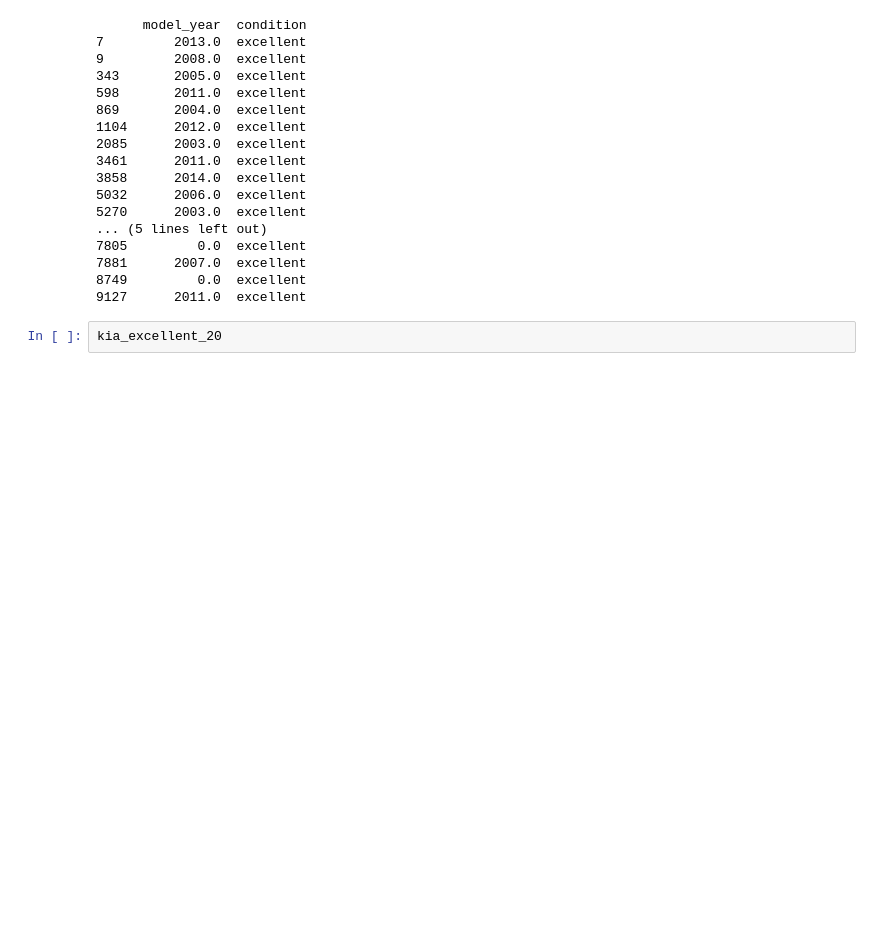
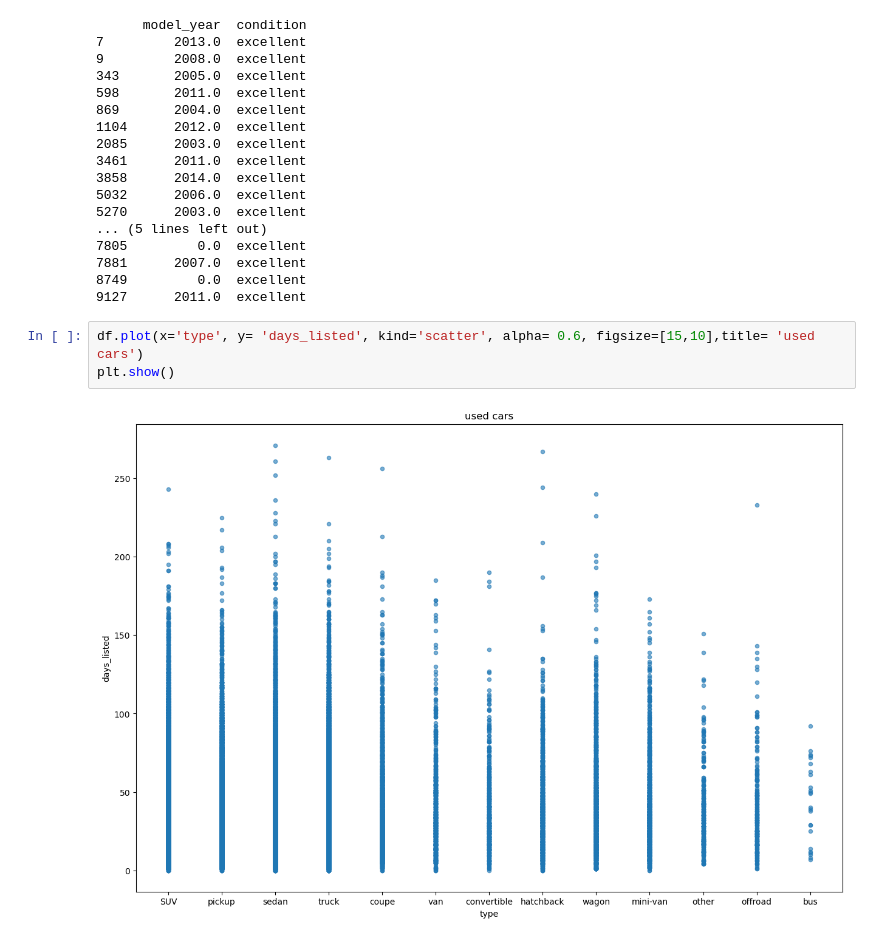
Before and after one commit to sohini8328/EDA_cars_Sprint_2, a Jupyter notebook: eda.ipynb, the cells around one changed output. Cells and saved outputs as stored; diff of their text form; blank space fills up the shorter version.

```diff
--- a/eda.ipynb
+++ b/eda.ipynb
@@ -199,5 +224,8 @@ print(honda_excellent_20)
 7881      2007.0  excellent
 8749         0.0  excellent
 9127      2011.0  excellent
-# %%
-kia_excellent_20
+# %%
+df.plot(x='type', y= 'days_listed', kind='scatter', alpha= 0.6, figsize=[15,10],title= 'used cars')
+plt.show()
+# %% [output]
+[figure, added]
```
Also changed, not shown: parts of 4 cells of this notebook, 1 other file.
